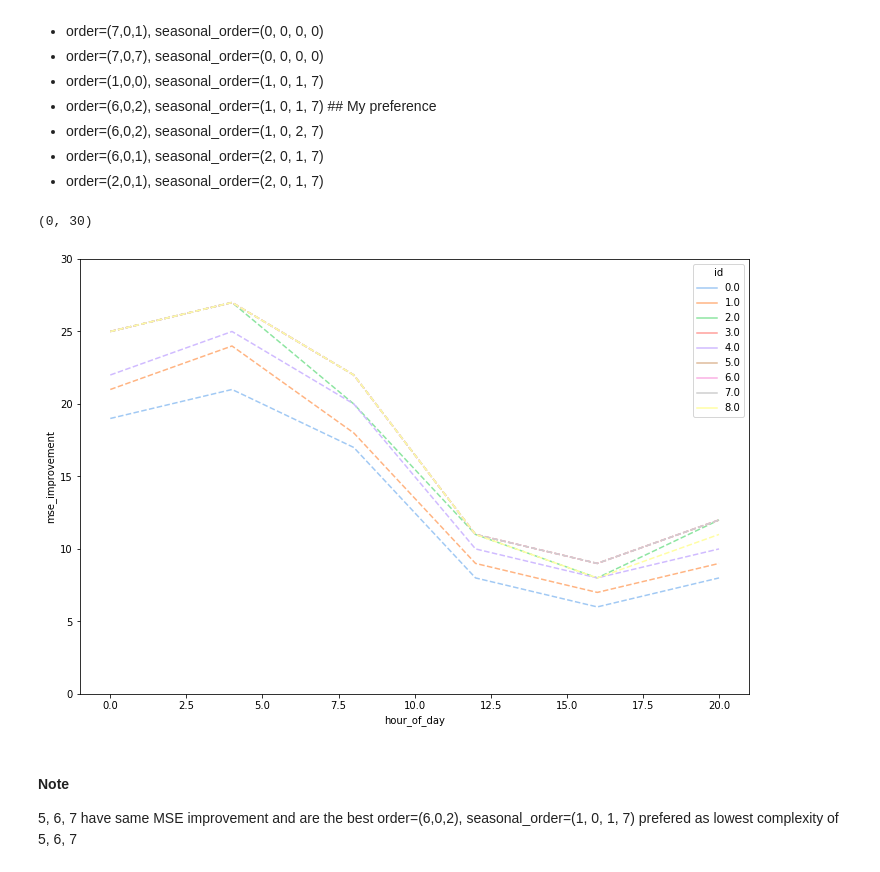
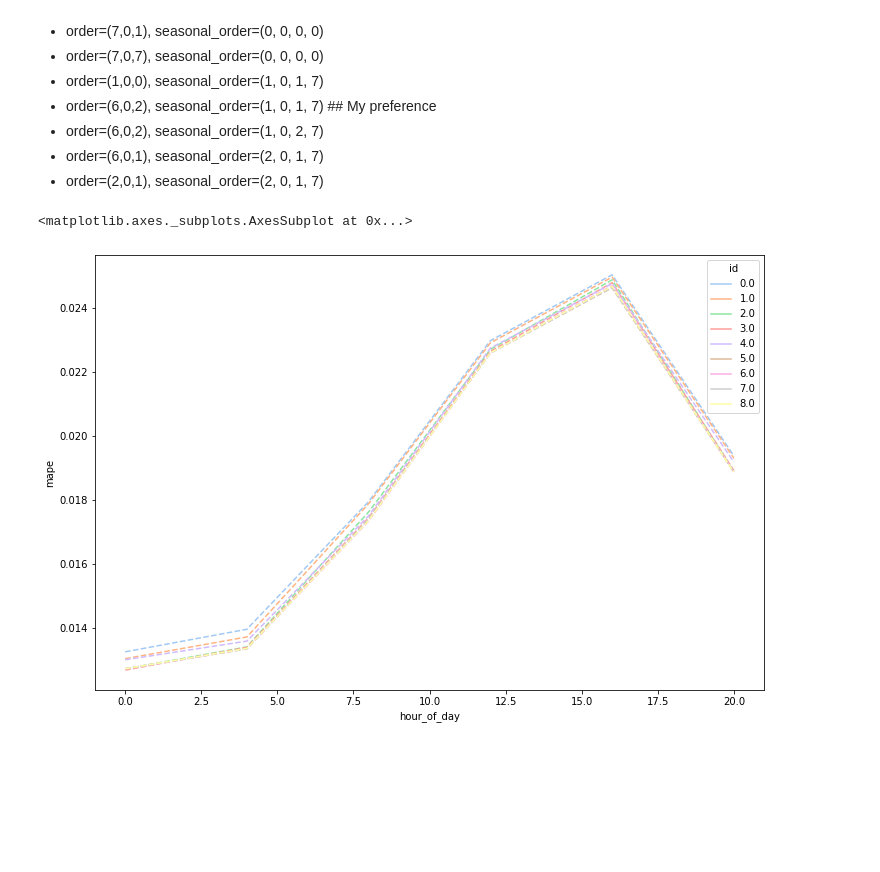
Before and after one commit to unswnick/project, a Jupyter notebook: src/W5 Arima Tuning.ipynb, the cells around one changed output. Drawn from its saved outputs; the diff is of its cells as text; code cells hidden in the pictures; blank space fills up the shorter version.

```diff
--- a/src/W5 Arima Tuning.ipynb
+++ b/src/W5 Arima Tuning.ipynb
@@ -105,0 +108,23 @@ Stationary
+# %%
+period_id = 24
+
+fig1, ax1 = plt.subplots(2,2, figsize = (18, 10))
+fig2, ax2 = plt.subplots(2,2, figsize = (18, 10))
+
+i_subplot = {0: [0,0], 1: [0,1], 2: [1,0], 3: [1,1]}
+
+for i, hour_of_day in enumerate([4, 10, 16, 22]):
+    print(f"Hour of Day = {hour_of_day}")
+    df_all_delta = df_all.loc[(df_all.period_id == period_id) & (df_all.date_time_future_hour == hour_of_day) & (df_all.date_time_future.dt.minute == 0)].sort_values("date_time_future").reset_index(drop = True)
+
+    check_stationarity(df_all_delta.forecast_error_relative)
+
+    plot_acf(df_all_delta.forecast_error_relative, lags = 28, ax = ax1[i_subplot[i][0]][i_subplot[i][1]])
+    ax1[i_subplot[i][0]][i_subplot[i][1]].set_xlabel('lag')
+    ax1[i_subplot[i][0]][i_subplot[i][1]].set_title(f'Hour of Day = {hour_of_day}')
+    ax1[i_subplot[i][0]][i_subplot[i][1]].set_ylim(0,1)
+
+    plot_pacf(df_all_delta.forecast_error_relative, lags = 28, ax = ax2[i_subplot[i][0]][i_subplot[i][1]])
+    ax2[i_subplot[i][0]][i_subplot[i][1]].set_xlabel('lag')
+    ax2[i_subplot[i][0]][i_subplot[i][1]].set_title(f'Hour of Day = {hour_of_day}')
+    ax2[i_subplot[i][0]][i_subplot[i][1]].set_ylim(-0.1,1)
@@ -119,7 +164,7 @@ sarimas = pd.DataFrame({"order":[(1,0,0), (1,0,1), (7,0,1), (7,0,7), (1,0,0), (6
                         "seasonal_order": [(0, 0, 0, 0), (0, 0, 0, 0), (0, 0, 0, 0), (0, 0, 0, 0), (1, 0, 1, 7), (1, 0, 1, 7), (1, 0, 2, 7), (2, 0, 1, 7), (2, 0, 1, 7)]})
 sarimas = sarimas.reset_index().rename({"index": "id"}, axis = 1)
 
-columns = ["sarima_id", "hour_of_day", "order", "seasonal_order", "ljung_val", "ljung_p", "jb_val", "jb_p", "hetro_val", "hetro_p", "skew", "kurtosis", "aic", "bic", "n_observations", "mse_pre", "mse_post"]
+columns = ["sarima_id", "hour_of_day", "order", "seasonal_order", "ljung_val", "ljung_p", "jb_val", "jb_p", "hetro_val", "hetro_p", "skew", "kurtosis", "aic", "bic", "n_observations", "mse_pre", "mse_post", "mape"]
 sarima_tune = pd.DataFrame(columns = columns)
 
 period_id = 24
@@ -143,6 +188,7 @@ for hour_of_day in hours_all:
         # Model Evaluation (MSE)
         mse_pre = mean_squared_error(df_all_delta.total_demand,df_all_delta.forecast_demand)
         mse_post = mean_squared_error(df_all_delta.total_demand,df_all_delta.new_forecast)
+        mape = mean_absolute_percentage_error(df_all_delta.total_demand,df_all_delta.new_forecast)
 
         # Model Evaluation (Crit values)
         stat_tests = pd.read_html(model_fit.summary().tables[2].as_html(),header=None,index_col=0)[0]
@@ -155,19 +201,14 @@ for hour_of_day in hours_all:
         stat_tests = pd.read_html(model_fit.summary().tables[0].as_html(),header=None,index_col=0)[0]
         aic, bic = stat_tests[3].iloc[2], stat_tests[3].iloc[3]
         n_observations = stat_tests[3].iloc[0]
-        sarima_tune = sarima_tune.append(pd.DataFrame([[sarima_id, hour_of_day, order, seasonal_order, ljung_val, ljung_p, jb_val, jb_p, hetro_val, hetro_p, skew, kurtosis, aic, bic, n_observations, mse_pre, mse_post]], columns=columns), ignore_index=True)
+        sarima_tune = sarima_tune.append(pd.DataFrame([[sarima_id, hour_of_day, order, seasonal_order, ljung_val, ljung_p, jb_val, jb_p, hetro_val, hetro_p, skew, kurtosis, aic, bic, n_observations, mse_pre, mse_post, mape]], columns=columns), ignore_index=True)
 # %%
 #sarima_tune = pd.read_csv("data/sarima_tune.csv")
 sarima_tune["mse_improvement"] = round(100*(sarima_tune.mse_pre - sarima_tune.mse_post)/sarima_tune.mse_pre)
 sarima_tune = pd.merge(sarima_tune, sarimas, on = ["order", "seasonal_order"], how = "left").sort_values("id")
 
 plot = sarima_tune.groupby(["order", "seasonal_order", "hour_of_day"], as_index = False).mean()
-sns.lineplot(data = plot, x = 'hour_of_day', y = 'mse_improvement', hue = 'id', palette = 'pastel', alpha = 1, linestyle = '--')
-plt.ylim(0, 30)
+sns.lineplot(data = plot, x = 'hour_of_day', y = 'mape', hue = 'id', palette = 'pastel', alpha = 1, linestyle = '--')
 # %% [output]
-(0, 30)
+<matplotlib.axes._subplots.AxesSubplot at 0x...>
-[figure, old version]
+[figure, new version]
-# %% [markdown]
-#### Note
-5, 6, 7 have same MSE improvement and are the best
-order=(6,0,2), seasonal_order=(1, 0, 1, 7) prefered as lowest complexity of 5, 6, 7
```
Also changed, not shown: parts of 5 cells of this notebook, 8 other files.
